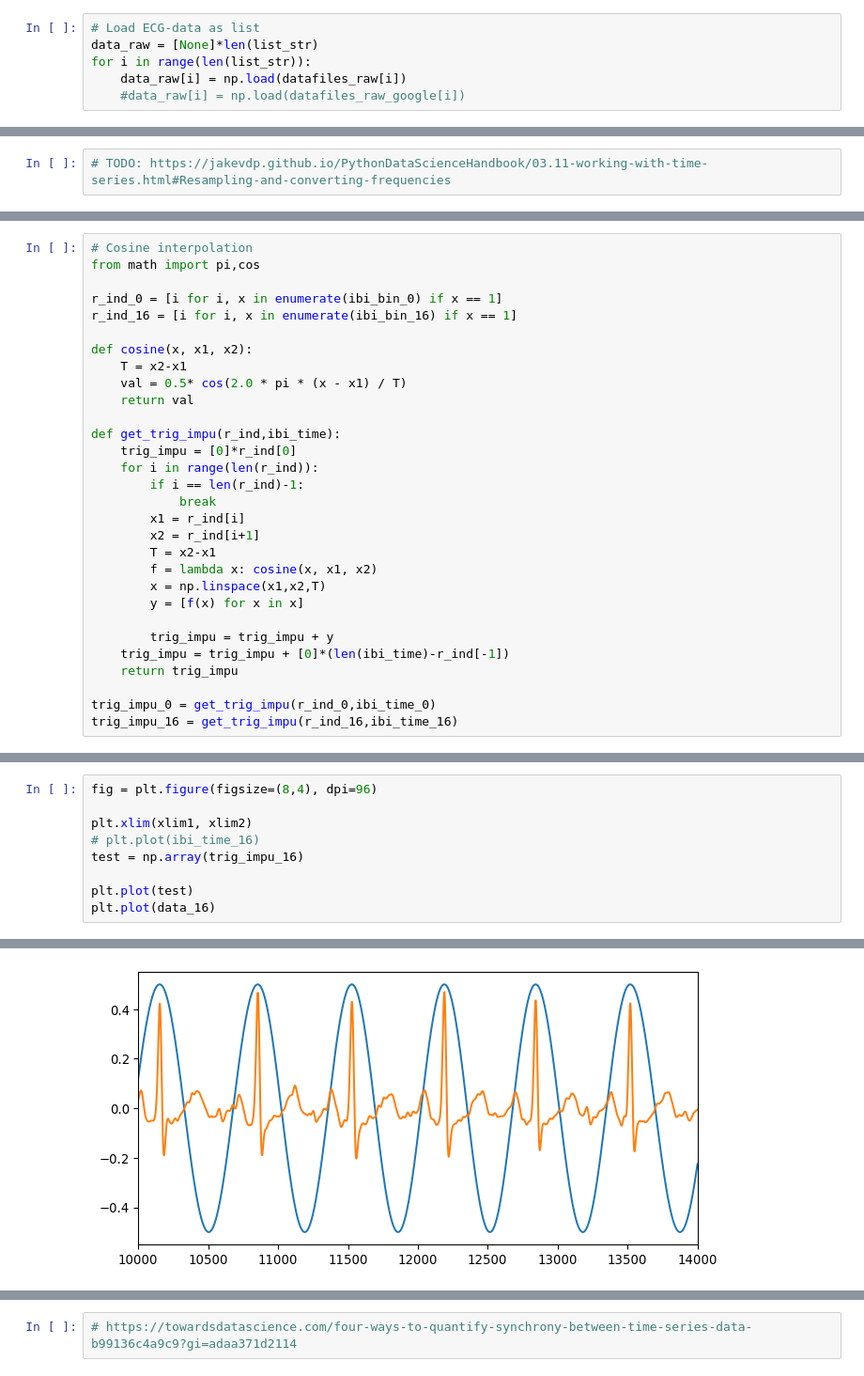
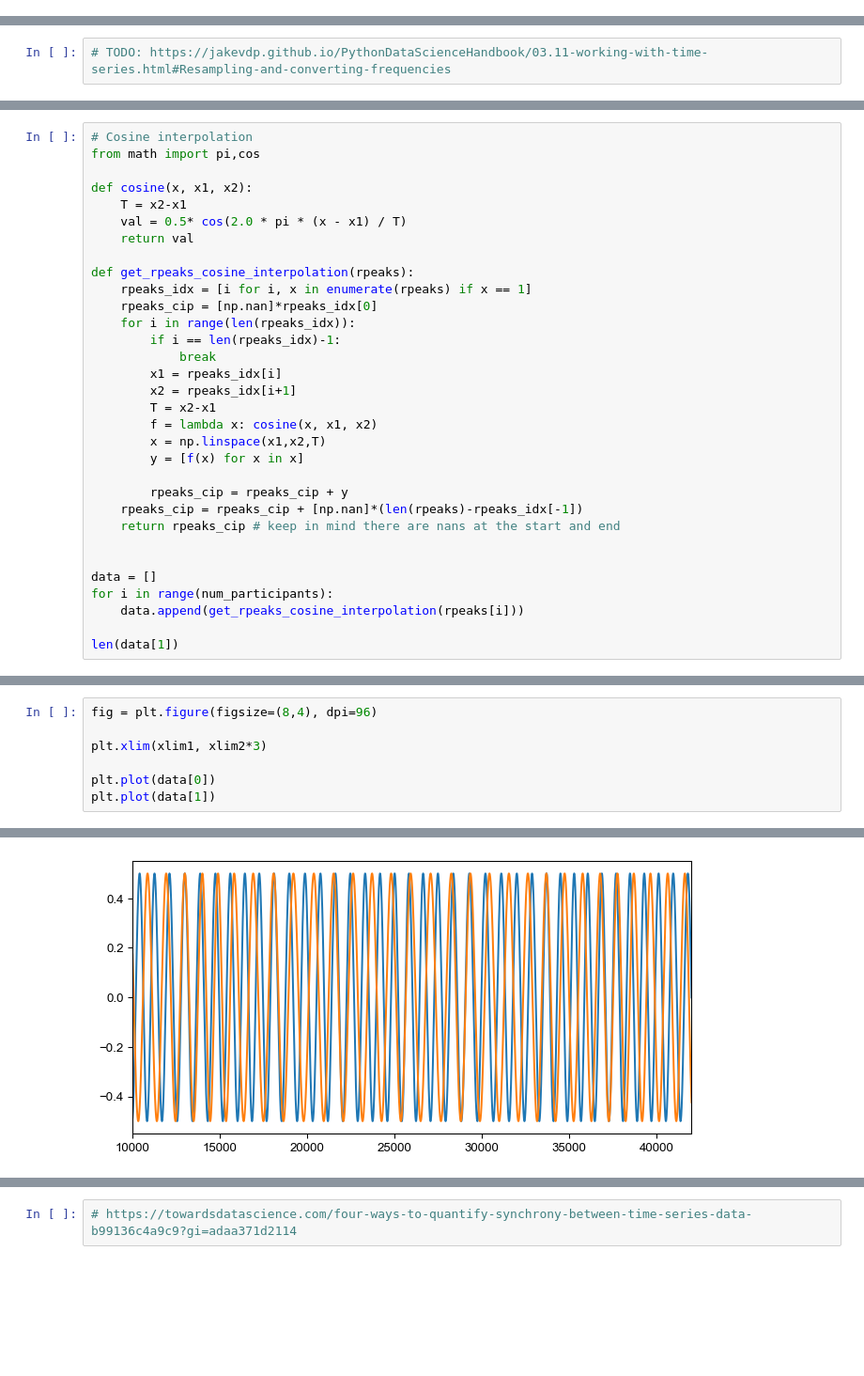
Before and after one commit to visserle/two-hearts, a Jupyter notebook: plots.ipynb, the cells around one changed output, grey strips where cells are left out. Shown: that part at 94% size. Drawn from its saved outputs; the diff is of its cells as text; blank space fills up the shorter version.

```diff
--- a/plots.ipynb
+++ b/plots.ipynb
@@ -9,6 +8,0 @@ from lists import list_str, datafiles, datafiles_1k, datafiles_raw, datafiles_go
-# %%
-# Load ECG-data as list
-data_raw = [None]*len(list_str)
-for i in range(len(list_str)):
-    data_raw[i] = np.load(datafiles_raw[i])
-    #data_raw[i] = np.load(datafiles_raw_google[i])
@@ -310,30 +382,32 @@ plt.show()
 # %%
 # Cosine interpolation
 from math import pi,cos
-
-r_ind_0 = [i for i, x in enumerate(ibi_bin_0) if x == 1]
-r_ind_16 = [i for i, x in enumerate(ibi_bin_16) if x == 1]
 
 def cosine(x, x1, x2):
     T = x2-x1
     val = 0.5* cos(2.0 * pi * (x - x1) / T)
     return val
 
-def get_trig_impu(r_ind,ibi_time):
-    trig_impu = [0]*r_ind[0]
-    for i in range(len(r_ind)):
-        if i == len(r_ind)-1:
+def get_rpeaks_cosine_interpolation(rpeaks):
+    rpeaks_idx = [i for i, x in enumerate(rpeaks) if x == 1]
+    rpeaks_cip = [np.nan]*rpeaks_idx[0]
+    for i in range(len(rpeaks_idx)):
+        if i == len(rpeaks_idx)-1:
             break
-        x1 = r_ind[i]
-        x2 = r_ind[i+1]
+        x1 = rpeaks_idx[i]
+        x2 = rpeaks_idx[i+1]
         T = x2-x1
         f = lambda x: cosine(x, x1, x2)
         x = np.linspace(x1,x2,T)
         y = [f(x) for x in x]
 
-        trig_impu = trig_impu + y
-    trig_impu = trig_impu + [0]*(len(ibi_time)-r_ind[-1])
-    return trig_impu
+        rpeaks_cip = rpeaks_cip + y
+    rpeaks_cip = rpeaks_cip + [np.nan]*(len(rpeaks)-rpeaks_idx[-1])
+    return rpeaks_cip # keep in mind there are nans at the start and end
 
-trig_impu_0 = get_trig_impu(r_ind_0,ibi_time_0)
-trig_impu_16 = get_trig_impu(r_ind_16,ibi_time_16)
+
+data = []
+for i in range(num_participants):
+    data.append(get_rpeaks_cosine_interpolation(rpeaks[i]))
+
+len(data[1])
@@ -340,12 +459,10 @@ trig_impu_16 = get_trig_impu(r_ind_16,ibi_time_16)
 # %%
 fig = plt.figure(figsize=(8,4), dpi=96)
 
-plt.xlim(xlim1, xlim2)
-# plt.plot(ibi_time_16)
-test = np.array(trig_impu_16)
+plt.xlim(xlim1, xlim2*3)
 
-plt.plot(test)
-plt.plot(data_16)
+plt.plot(data[0])
+plt.plot(data[1])
 # %% [output]
 [<matplotlib.lines.Line2D at 0x...>]
-[figure, old version]
+[figure, new version]
```
Also changed, not shown: parts of 28 cells of this notebook.
